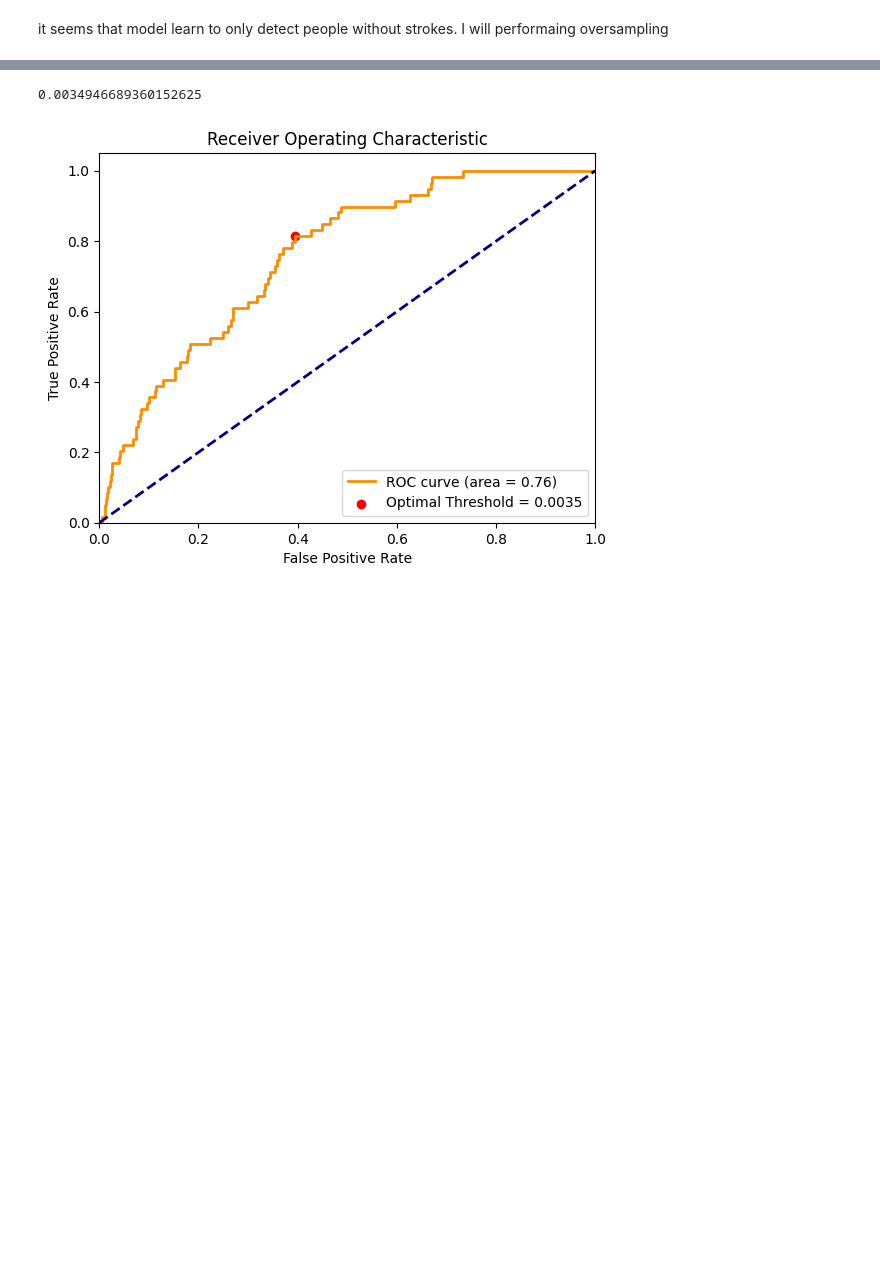
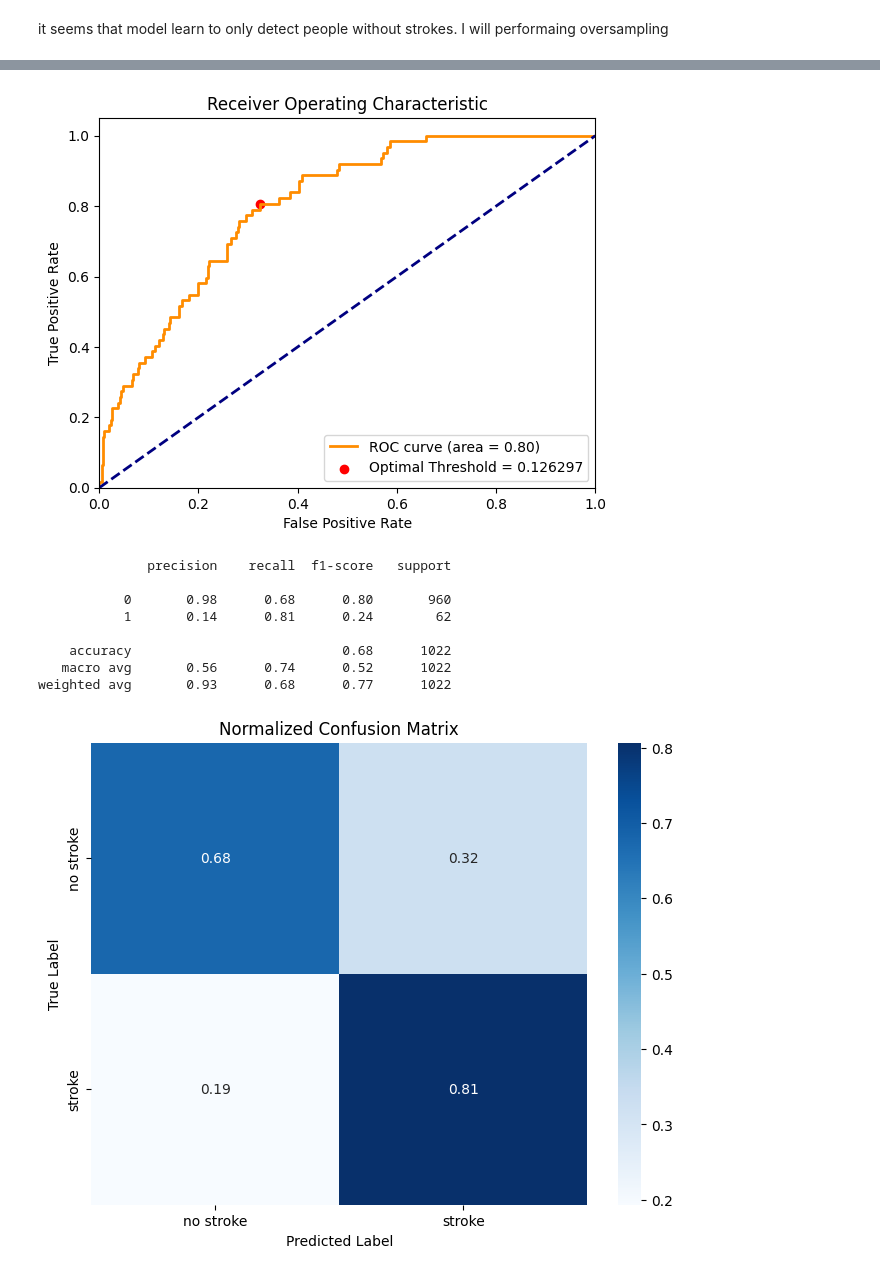
Before and after one commit to marco10507/ml-portfolio, a Jupyter notebook: stroke_prediction.ipynb, the cells around one changed output, grey strips where cells are left out. Cells and saved outputs as stored; diff of their text form; code cells hidden in the pictures; blank space fills up the shorter version.

```diff
--- a/stroke_prediction.ipynb
+++ b/stroke_prediction.ipynb
@@ -157,10 +229,6 @@ weighted avg       0.89      0.94      0.91      1028
 # %% [markdown]
 it seems that model learn to only detect people without strokes. I will performaing oversampling
 # %%
-from imblearn.under_sampling import RandomUnderSampler
-from imblearn.over_sampling import SMOTE
-from imblearn.pipeline import Pipeline
-
 print('X_train: ', X_train.shape)
 print('y_train: ', y_train.shape)
 
@@ -180,15 +248,6 @@ print('y_resampled: ', y_train_resampled.shape)
 
 print('resampled classes counts: \n', y_train_resampled.value_counts())
 
-gbm = GradientBoostingClassifier(random_state=42)
-
-param_grip = {
-    "n_estimators": [50, 100, 150],
-    "learning_rate": [0.01, 0.1, 0.2],
-    "max_depth": [3, 5, 7],
-    "subsample" : [0.8, 0.9, 1]
-}
-
-search_grid = GridSearchCV(param_grid=param_grip, estimator=gbm, cv=5, n_jobs=-1, scoring='roc_auc')
+search_grid = get_search_grid()
 search_grid.fit(X_train_resampled, y_train_resampled)
 # %% [output]
@@ -222,37 +320,24 @@ train - best score 0.9314104167969809
-# %%
-from sklearn.metrics import roc_curve, roc_auc_score, auc
-import matplotlib.pyplot as plt
-import numpy as np
-
-# Predict probabilities on the test set
-y_prob = search_grid.predict_proba(X_test)[:, 1]
-
-# Compute ROC curve
-fpr, tpr, thresholds = roc_curve(y_test, y_prob, pos_label=1)
-roc_auc = auc(fpr, tpr)
-
-# Determine the optimal threshold
-J = tpr - fpr
-optimal_idx = J.argmax()
-optimal_threshold = thresholds[optimal_idx]
-
-print(optimal_threshold)
-
-# Plot ROC curve
-plt.figure()
-plt.plot(fpr, tpr, color='darkorange', lw=2, label='ROC curve (area = %0.2f)' % roc_auc)
-plt.plot([0, 1], [0, 1], color='navy', lw=2, linestyle='--')
-plt.scatter(fpr[optimal_idx], tpr[optimal_idx], color='red', marker='o', label=f'Optimal Threshold = {optimal_threshold:.4f}')
-plt.xlim([0.0, 1.0])
-plt.ylim([0.0, 1.05])
-plt.xlabel('False Positive Rate')
-plt.ylabel('True Positive Rate')
-plt.title('Receiver Operating Characteristic')
-plt.legend(loc='lower right')
-plt.show()
-
-# print("evaluationn with tesst data")
-# print(classification_report(y_test, y_pred))
-# %% [output]
-0.0034946689360152625
-[figure, removed]
+# %%
+# Predict probabilities on the test set
+y_probs = search_grid.predict_proba(X_test)[:, 1]
+
+fpr, tpr, thresholds = roc_curve(y_test, y_probs, pos_label=1)
+roc_auc = auc(fpr, tpr)
+
+optimal_threshold, optimal_idx = calcuale_optimal_threshold(tpr, fpr, thresholds)
+plot_roc_curve(fpr, tpr, roc_auc, optimal_threshold, optimal_idx)
+
+y_pred = (y_probs >= optimal_threshold).astype(int)
+
+model_perfonance_evaluation(y_test, y_pred)
+# %% [output]
+[figure, added]
+              precision    recall  f1-score   support
+
+           0       0.98      0.68      0.80       960
+           1       0.14      0.81      0.24        62
+
+    accuracy                           0.68      1022
+   macro avg       0.56      0.74      0.52      1022
+weighted avg       0.93      0.68      0.77      1022
+[figure, added]
```
Also changed, not shown: parts of 18 cells of this notebook.
